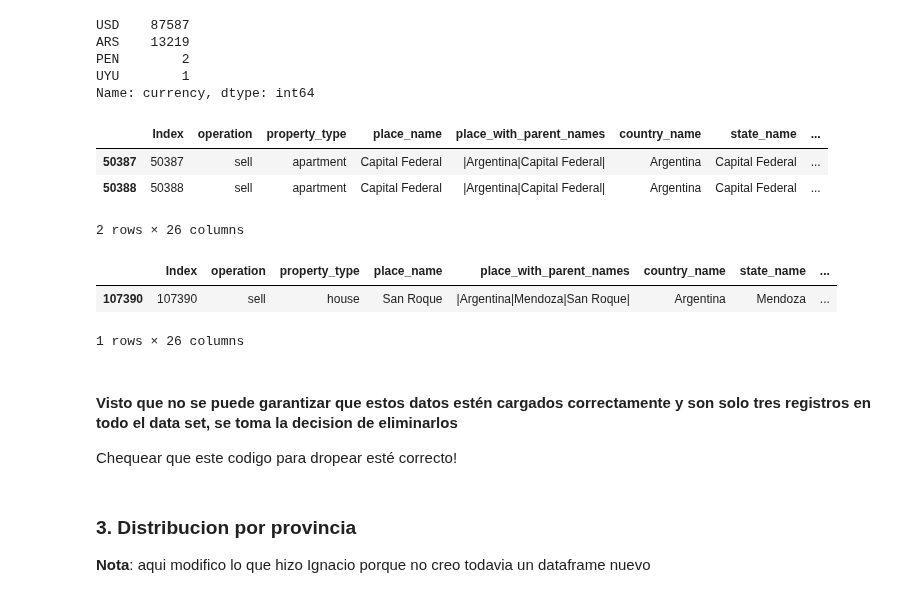
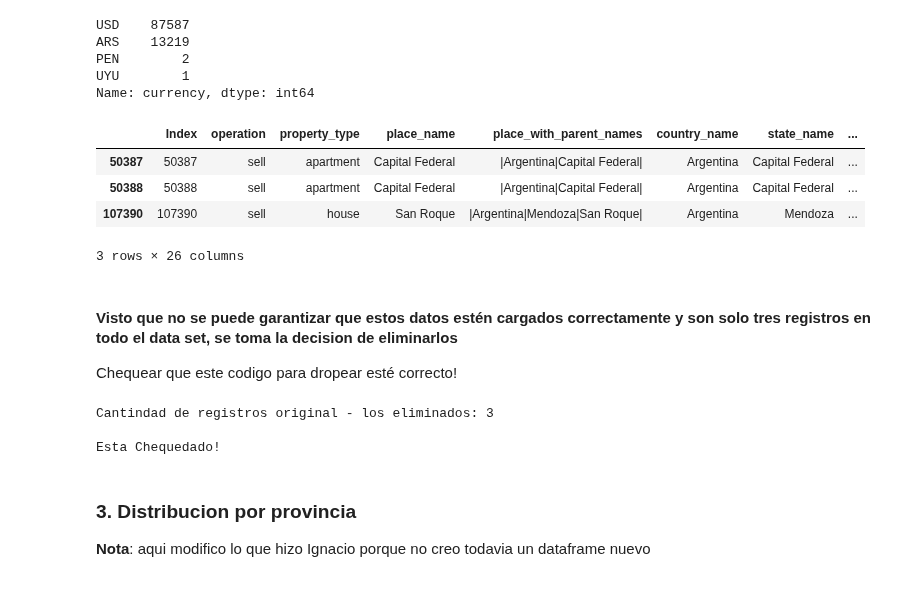
Before and after one commit to nachommm/desafio1, a Jupyter notebook: TP1.ipynb, the cells around one changed output. Saved outputs shown, nothing was run; the diff lists cells and outputs as text; code cells hidden in the pictures.

```diff
--- a/TP1.ipynb
+++ b/TP1.ipynb
@@ -245,27 +241,33 @@ UYU        1
 Name: currency, dtype: int64
 # %%
 # Creo una mask para traer esos valores.
-currency_PEN_mask = data.currency == 'PEN'
-data.loc[currency_PEN_mask, :]
+currency_OTHER_CURRENCY_mask = (data.currency == 'PEN') | (data.currency == 'UYU')
+data.loc[currency_OTHER_CURRENCY_mask, :]
 # %% [output]
 |  | Index | operation | property_type | place_name | place_with_parent_names | country_name | state_name | ... |
 | 50387 | 50387 | sell | apartment | Capital Federal | |Argentina|Capital Federal| | Argentina | Capital Federal | ... |
 | 50388 | 50388 | sell | apartment | Capital Federal | |Argentina|Capital Federal| | Argentina | Capital Federal | ... |
+| 107390 | 107390 | sell | house | San Roque | |Argentina|Mendoza|San Roque| | Argentina | Mendoza | ... |
-2 rows × 26 columns
+3 rows × 26 columns
 # %%
+# SE PUEDE LIMPIAR - SIMPLIFICADO CON EL COMANDO DE ARRIBA.
 # Creo una mask para traer esos valores.
-currency_UYU_mask = data.currency == 'UYU'
-data.loc[currency_UYU_mask, :]
+# currency_UYU_mask = data.currency == 'UYU'
+# data.loc[currency_UYU_mask, :]
-# %% [output]
-|  | Index | operation | property_type | place_name | place_with_parent_names | country_name | state_name | ... |
-| 107390 | 107390 | sell | house | San Roque | |Argentina|Mendoza|San Roque| | Argentina | Mendoza | ... |
-1 rows × 26 columns
 # %% [markdown]
 #### Visto que no se puede garantizar que estos datos estén cargados correctamente y son solo tres registros en todo el data set, se toma la decision de eliminarlos ####
 Chequear que este codigo para dropear esté correcto!
 # %%
 # data.drop(data.loc[currency_PEN_mask].index, inplace = True)
 # data.drop(data.loc[currency_UYU_mask].index, inplace = True)
+data.drop(data.loc[currency_OTHER_CURRENCY_mask, :].index, inplace = True)
+
+print(f'Cantindad de registros original - los eliminados: {cant_registros - data.shape[0]}')
+print('\nEsta Chequedado!')
+# %% [output]
+Cantindad de registros original - los eliminados: 3
+
+Esta Chequedado!
 # %% [markdown]
 ### 3. Distribucion por provincia ###
 **Nota**: aqui modifico lo que hizo Ignacio porque no creo todavia un dataframe nuevo
```
Also changed, not shown: parts of 12 cells of this notebook.
